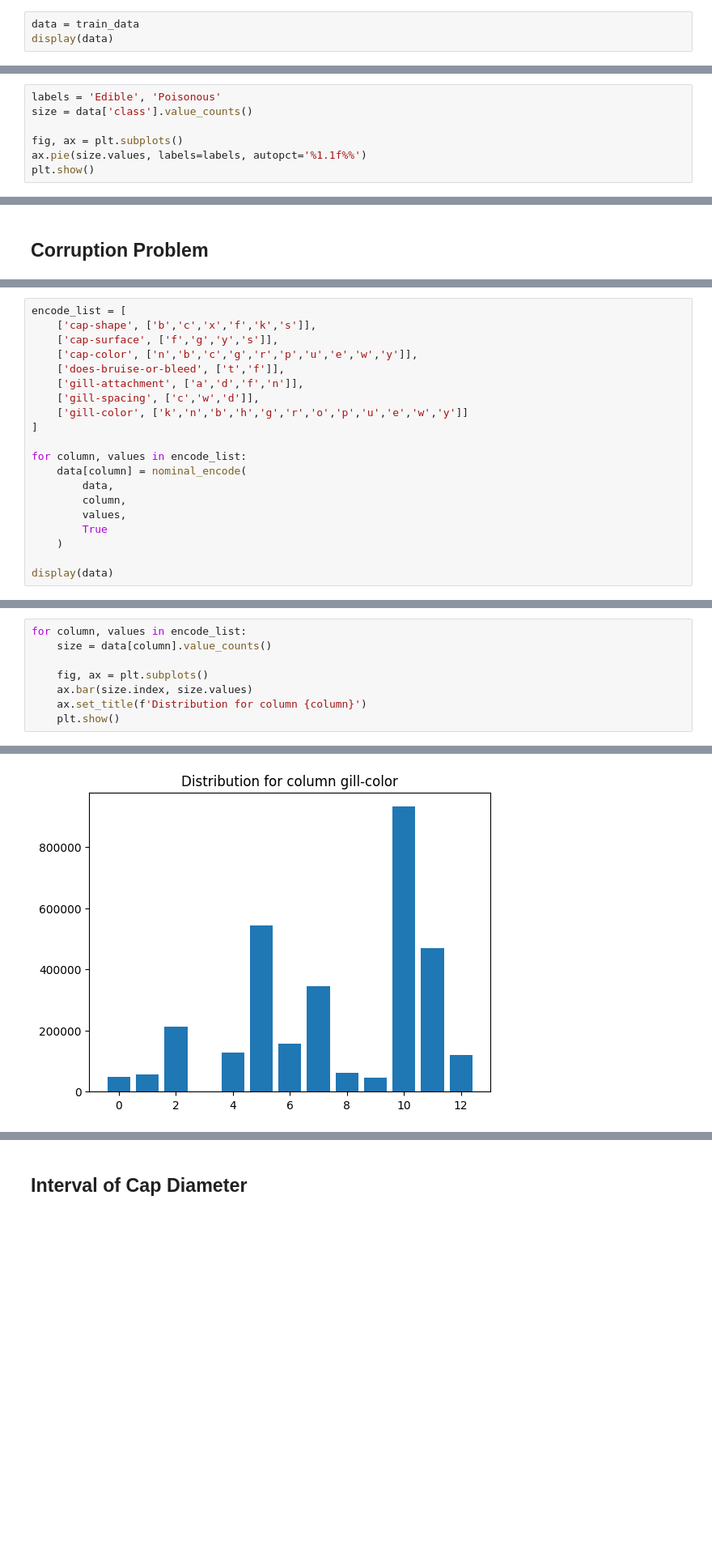
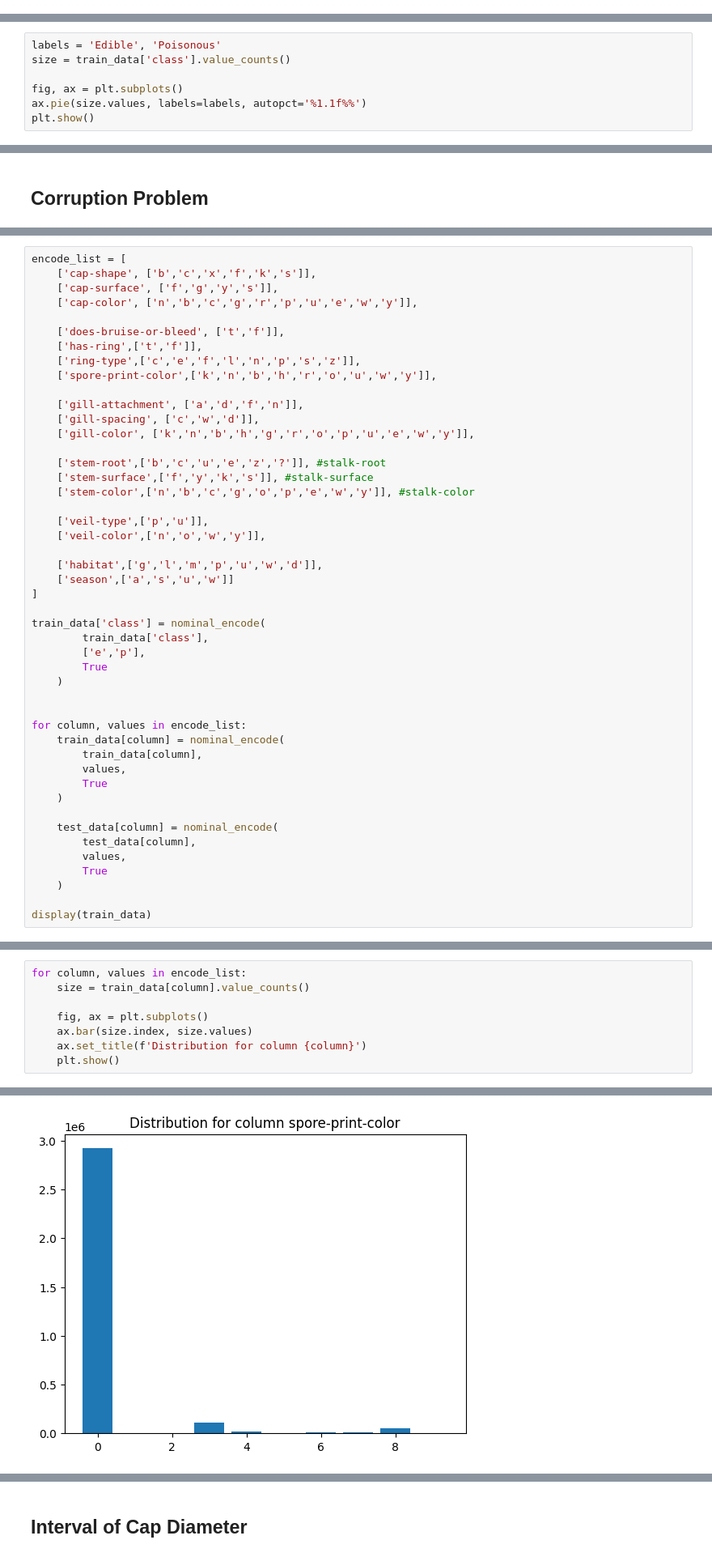
Before and after one commit to littleluwu/Poisonous_Mushrooms_Prediction, a Jupyter notebook: main.ipynb, the cells around one changed output, grey strips where cells are left out. Shown: that part at 81% size. Cells and saved outputs as stored; diff of their text form; blank space fills up the shorter version.

```diff
--- a/main.ipynb
+++ b/main.ipynb
@@ -10,5 +24,2 @@ test_data = pd.read_csv("data/test.csv")
 # %% [markdown]
 # **Exploratory Analysis**
-# %%
-data = train_data
-display(data)
@@ -63,6 +94,6 @@ display(data)
 # %%
 labels = 'Edible', 'Poisonous'
-size = data['class'].value_counts()
+size = train_data['class'].value_counts()
 
 fig, ax = plt.subplots()
 ax.pie(size.values, labels=labels, autopct='%1.1f%%')
@@ -95,20 +130,47 @@ encode_list = [
     ['cap-shape', ['b','c','x','f','k','s']],
     ['cap-surface', ['f','g','y','s']],
     ['cap-color', ['n','b','c','g','r','p','u','e','w','y']],
+
     ['does-bruise-or-bleed', ['t','f']],
+    ['has-ring',['t','f']],
+    ['ring-type',['c','e','f','l','n','p','s','z']],
+    ['spore-print-color',['k','n','b','h','r','o','u','w','y']],
+
     ['gill-attachment', ['a','d','f','n']],
     ['gill-spacing', ['c','w','d']],
-    ['gill-color', ['k','n','b','h','g','r','o','p','u','e','w','y']]
+    ['gill-color', ['k','n','b','h','g','r','o','p','u','e','w','y']],
+
+    ['stem-root',['b','c','u','e','z','?']], #stalk-root
+    ['stem-surface',['f','y','k','s']], #stalk-surface
+    ['stem-color',['n','b','c','g','o','p','e','w','y']], #stalk-color
+
+    ['veil-type',['p','u']],
+    ['veil-color',['n','o','w','y']],
+
+    ['habitat',['g','l','m','p','u','w','d']],
+    ['season',['a','s','u','w']]
 ]
 
+train_data['class'] = nominal_encode(
+        train_data['class'],
+        ['e','p'],
+        True
+    )
+
+
 for column, values in encode_list:
-    data[column] = nominal_encode(
-        data,
-        column,
+    train_data[column] = nominal_encode(
+        train_data[column],
         values,
         True
     )
 
-display(data)
+    test_data[column] = nominal_encode(
+        test_data[column],
+        values,
+        True
+    )
+
+display(train_data)
 # %% [output]
 |  | id | class | cap-diameter | cap-shape | cap-surface | cap-color | does-bruise-or-bleed | ... |
@@ -129,6 +193,6 @@ display(data)
 # %%
 for column, values in encode_list:
-    size = data[column].value_counts()
+    size = train_data[column].value_counts()
 
     fig, ax = plt.subplots()
     ax.bar(size.index, size.values)
@@ -144 +208 @@ for column, values in encode_list:
-[figure, old version]
+[figure, new version]
```
Also changed, not shown: parts of 36 cells of this notebook, 1 other file.
